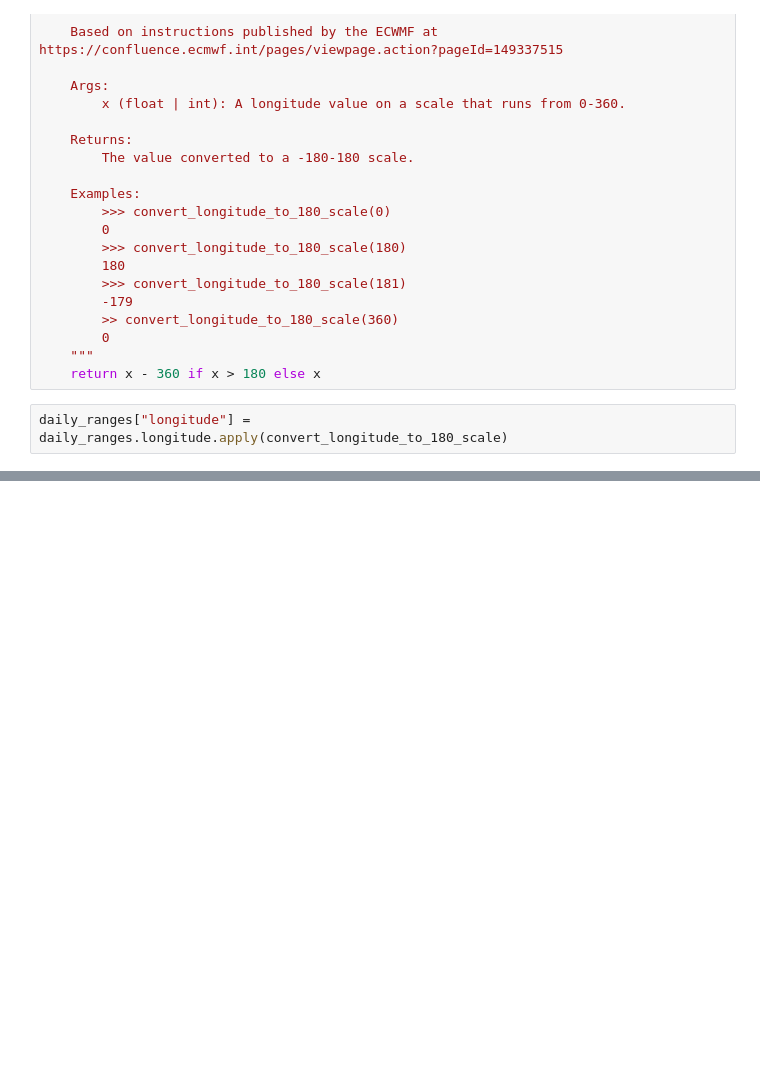
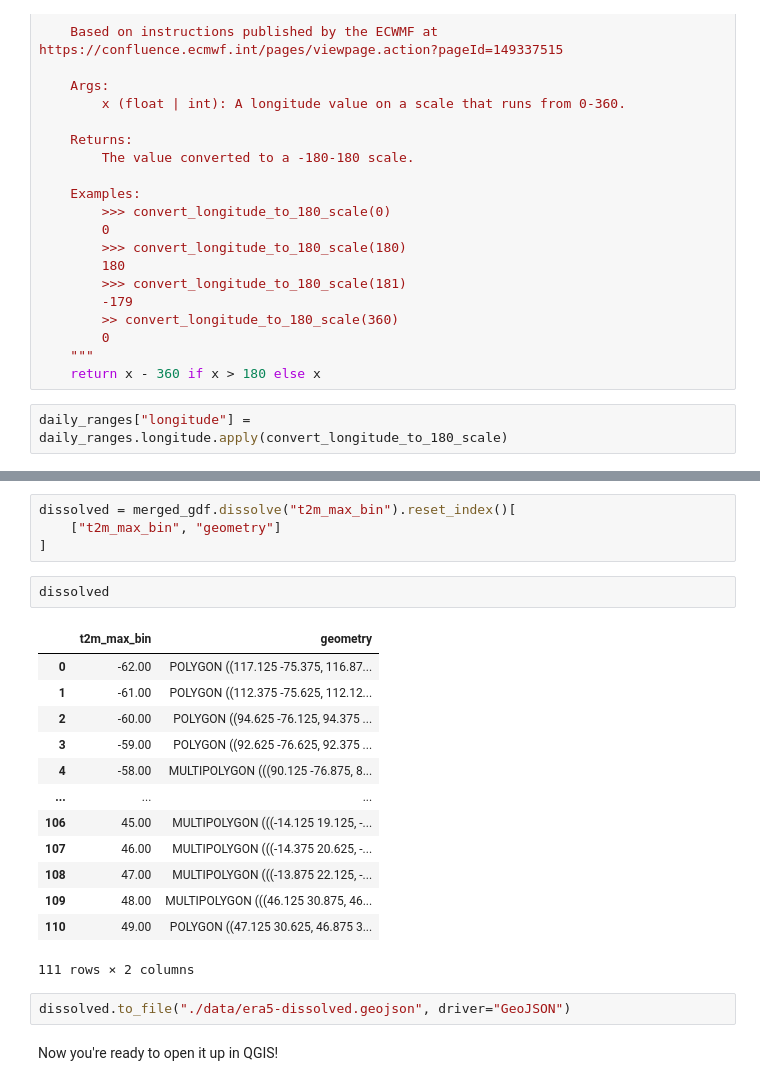
Before and after one commit to palewire/climate-data-example, a Jupyter notebook: era5.ipynb, the cells around one changed output, grey strips where cells are left out. Cells and saved outputs as stored; diff of their text form; blank space fills up the shorter version.

```diff
--- a/era5.ipynb
+++ b/era5.ipynb
@@ -194,0 +463,24 @@ assert (daily_ranges.n == 24).all()
+# %%
+dissolved = merged_gdf.dissolve("t2m_max_bin").reset_index()[
+    ["t2m_max_bin", "geometry"]
+]
+# %%
+dissolved
+# %% [output]
+|  | t2m_max_bin | geometry |
+| 0 | -62.00 | POLYGON ((117.125 -75.375, 116.87... |
+| 1 | -61.00 | POLYGON ((112.375 -75.625, 112.12... |
+| 2 | -60.00 | POLYGON ((94.625 -76.125, 94.375 ... |
+| 3 | -59.00 | POLYGON ((92.625 -76.625, 92.375 ... |
+| 4 | -58.00 | MULTIPOLYGON (((90.125 -76.875, 8... |
+| ... | ... | ... |
+| 106 | 45.00 | MULTIPOLYGON (((-14.125 19.125, -... |
+| 107 | 46.00 | MULTIPOLYGON (((-14.375 20.625, -... |
+| 108 | 47.00 | MULTIPOLYGON (((-13.875 22.125, -... |
+| 109 | 48.00 | MULTIPOLYGON (((46.125 30.875, 46... |
+| 110 | 49.00 | POLYGON ((47.125 30.625, 46.875 3... |
+111 rows × 2 columns
+# %%
+dissolved.to_file("./data/era5-dissolved.geojson", driver="GeoJSON")
+# %% [markdown]
+Now you're ready to open it up in QGIS!
```
Also changed, not shown: parts of 72 cells of this notebook, 7 other files.
